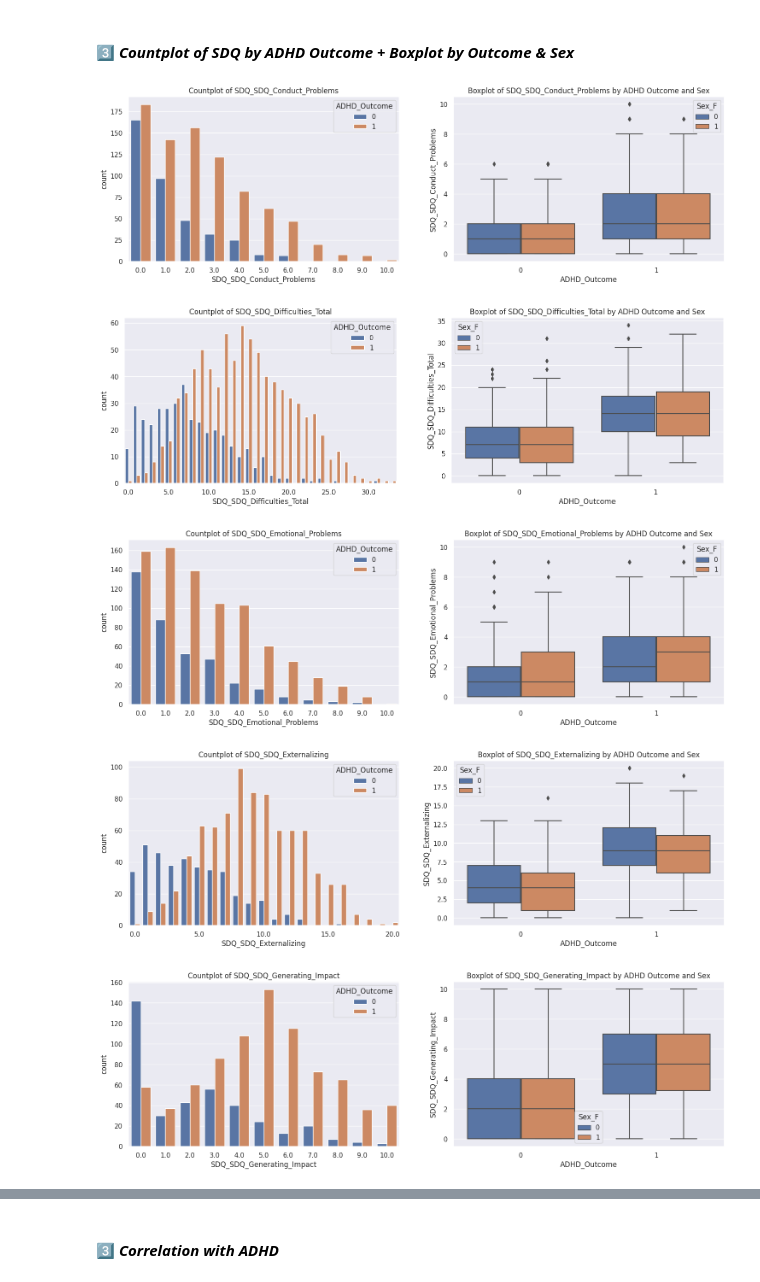
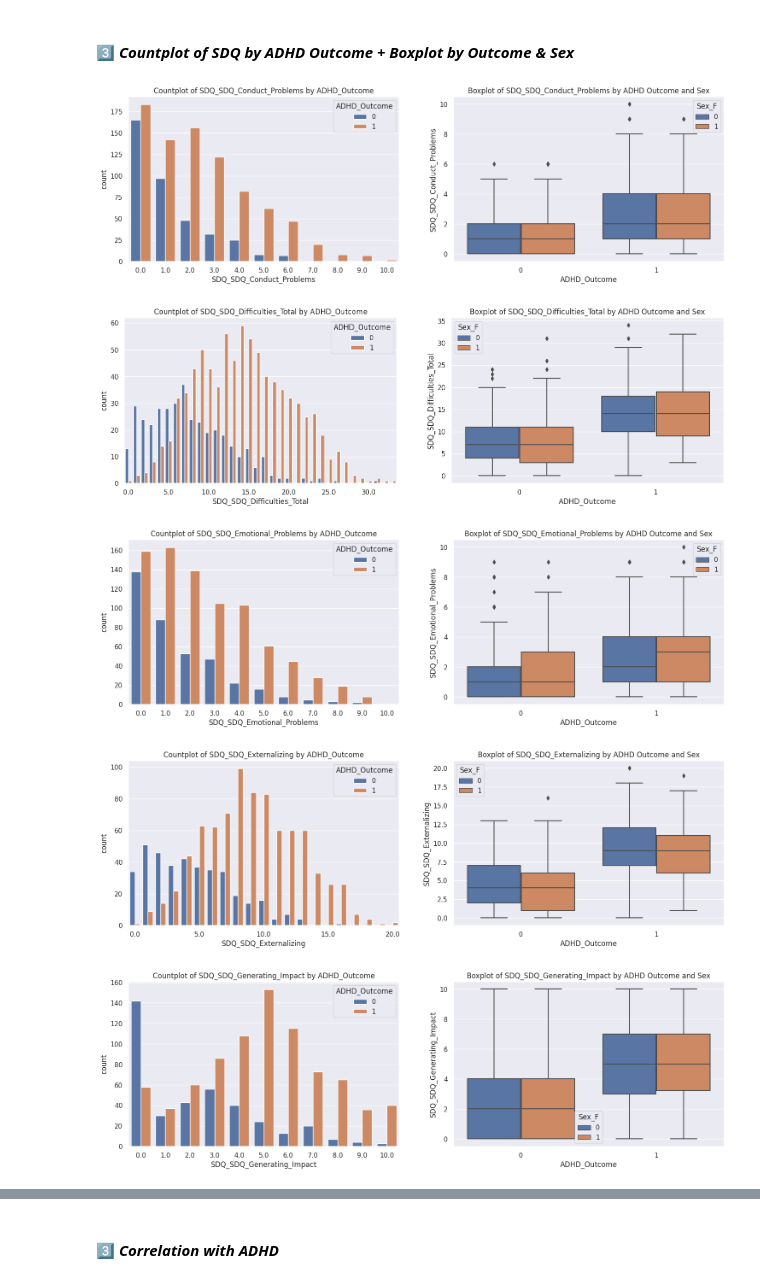
Before and after one commit to yigaai/Psycho_Neuro_ML_Project, a Jupyter notebook: understand-adhd.ipynb, the cells around one changed output, grey strips where cells are left out. Cells and saved outputs as stored; diff of their text form; code cells hidden in the pictures.

```diff
--- a/understand-adhd.ipynb
+++ b/understand-adhd.ipynb
@@ -282,7 +285,3 @@ msno.heatmap(df)
-# %%
-# indicate the missing values:
-
-df['MRI_Track_Age_at_Scan_missing'] = df['MRI_Track_Age_at_Scan'].isnull().astype(int)
 # %%
 fill_median_cols = ['MRI_Track_Age_at_Scan', 'EHQ_EHQ_Total', 'ColorVision_CV_Score']
 
@@ -540,34 +559,34 @@ plt.show()
 # %%
 SDQ_cols = [col for col in df.columns if col.startswith('SDQ')]
 target_vars = ['ADHD_Outcome', 'Sex_F']
 
 
 for i, col in enumerate(SDQ_cols):
     fig, (ax1, ax2) = plt.subplots(1, 2, figsize=(18, 5))
     sns.countplot(data=df,
                   x=col,
                   hue=target_vars[0],
                   ax=ax1)
-    ax1.set_title(f'Countplot of {col}')
+    ax1.set_title(f'Countplot of {col} by {target_vars[0]}')
 
     max_val = df[col].max()
     if max_val >=20:
         step=5 if max_val<=50 else 10
         ax1.set_xticks(range(0, int(max_val+1), step))
 
     sns.boxplot(data=df,
                 y = col,
                 x = target_vars[0],
                 hue= target_vars[1],
                 ax=ax2)
     ax2.set_title(f'Boxplot of {col} by ADHD Outcome and Sex')
 
 plt.xticks(fontsize=14)
 plt.tight_layout()
 plt.show()
 # %% [output]
-[figure, old version]
+[figure, new version]
-[figure, old version]
+[figure, new version]
-[figure, old version]
+[figure, new version]
-[figure, old version]
+[figure, new version]
-[figure, old version]
+[figure, new version]
```
Also changed, not shown: parts of 12 cells of this notebook.
